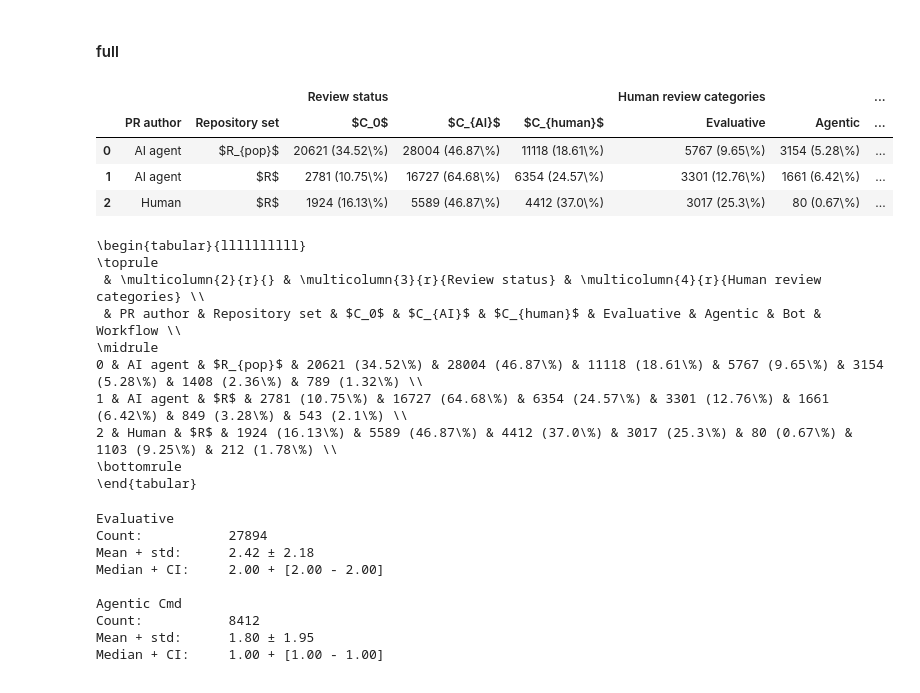
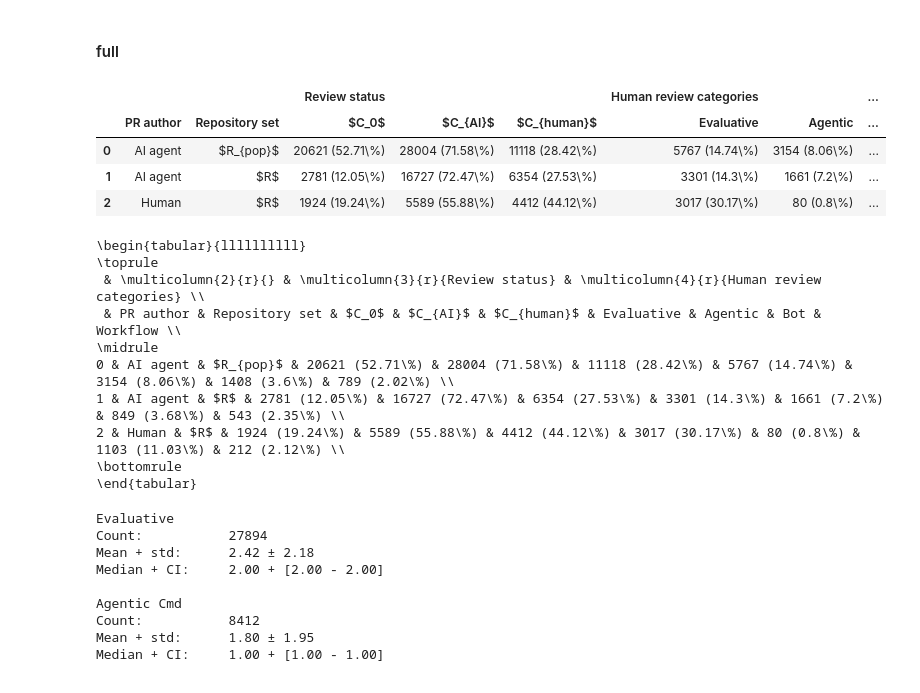
Before and after one commit to ncusi/reviewing-ai-generated-prs-ease2026-short, a Jupyter notebook: RQ2.ipynb, the cells around one changed output. Cells and saved outputs as stored; diff of their text form; code cells hidden in the pictures.

```diff
--- a/RQ2.ipynb
+++ b/RQ2.ipynb
@@ -969,9 +971,9 @@ pr_comments_no_comments_count = 20621
 pr_comments_human_comments_count = 11118
 pr_comments_agentic_comments_count = 28004
 
-ai_agent_r_pop_sum = pr_comments_no_comments_count + pr_comments_agentic_comments_count + pr_comments_human_comments_count
-ai_agent_r_sum = ai_prs_no_comments_count + ai_comments_from_repos_with_human_agentic_comments_count + ai_comments_from_repos_with_human_human_comments_count
-human_r_sum = human_prs_no_comments_count + human_comments_from_repos_with_human_agentic_comments_count + human_comments_from_repos_with_human_human_comments_count
+ai_agent_r_pop_sum = pr_comments_agentic_comments_count + pr_comments_human_comments_count
+ai_agent_r_sum = ai_comments_from_repos_with_human_agentic_comments_count + ai_comments_from_repos_with_human_human_comments_count
+human_r_sum = human_comments_from_repos_with_human_agentic_comments_count + human_comments_from_repos_with_human_human_comments_count
 
 def formattt(x, y):
     return f"{x} " + f"({round(x * 100 / y, 2)}\%)"
@@ -987,41 +989,41 @@ table2[("Review status", "$C_0$")] = [
 ]
 table2[("Review status", "$C_{AI}$")] = [
     formattt(pr_comments_agentic_comments_count, ai_agent_r_pop_sum),
     formattt(ai_comments_from_repos_with_human_agentic_comments_count, ai_agent_r_sum),
     formattt(human_comments_from_repos_with_human_agentic_comments_count, human_r_sum)
 ]
 table2[("Review status", "$C_{human}$")] = [
     formattt(pr_comments_human_comments_count, ai_agent_r_pop_sum),
     formattt(ai_comments_from_repos_with_human_human_comments_count, ai_agent_r_sum),
     formattt(human_comments_from_repos_with_human_human_comments_count, human_r_sum)
 ]
 table2[("Human review categories", "Evaluative")] = [
     formattt(pr_comments_df__human__counts["review"], ai_agent_r_pop_sum),
     formattt(pr_comments_from_repos_with_human_df__human__counts["review"], ai_agent_r_sum),
     formattt(human_pr_comments_from_repos_with_human_df__human__counts["review"], human_r_sum)
 ]
 table2[("Human review categories", "Agentic")] = [
     formattt(pr_comments_df__human__counts["agentic_cmd"], ai_agent_r_pop_sum),
     formattt(pr_comments_from_repos_with_human_df__human__counts["agentic_cmd"], ai_agent_r_sum),
     formattt(human_pr_comments_from_repos_with_human_df__human__counts["agentic_cmd"], human_r_sum)
 ]
 table2[("Human review categories", "Bot")] = [
+    formattt(pr_comments_df__human__counts["bot"], ai_agent_r_pop_sum),
+    formattt(pr_comments_from_repos_with_human_df__human__counts["bot"], ai_agent_r_sum),
+    formattt(human_pr_comments_from_repos_with_human_df__human__counts["bot"], human_r_sum)
+]
+table2[("Human review categories", "Workflow")] = [
     formattt(pr_comments_df__human__counts["workflow"], ai_agent_r_pop_sum),
     formattt(pr_comments_from_repos_with_human_df__human__counts["workflow"], ai_agent_r_sum),
     formattt(human_pr_comments_from_repos_with_human_df__human__counts["workflow"], human_r_sum)
 ]
-table2[("Human review categories", "Workflow")] = [
-    formattt(pr_comments_df__human__counts["bot"], ai_agent_r_pop_sum),
-    formattt(pr_comments_from_repos_with_human_df__human__counts["bot"], ai_agent_r_sum),
-    formattt(human_pr_comments_from_repos_with_human_df__human__counts["bot"], human_r_sum)
-]
 table2
 # %% [output]
 |  |  |  | Review status |  |  | Human review categories |  | ... |
 |  | PR author | Repository set | $C_0$ | $C_{AI}$ | $C_{human}$ | Evaluative | Agentic | ... |
-| 0 | AI agent | $R_{pop}$ | 20621 (34.52\%) | 28004 (46.87\%) | 11118 (18.61\%) | 5767 (9.65\%) | 3154 (5.28\%) | ... |
-| 1 | AI agent | $R$ | 2781 (10.75\%) | 16727 (64.68\%) | 6354 (24.57\%) | 3301 (12.76\%) | 1661 (6.42\%) | ... |
-| 2 | Human | $R$ | 1924 (16.13\%) | 5589 (46.87\%) | 4412 (37.0\%) | 3017 (25.3\%) | 80 (0.67\%) | ... |
+| 0 | AI agent | $R_{pop}$ | 20621 (52.71\%) | 28004 (71.58\%) | 11118 (28.42\%) | 5767 (14.74\%) | 3154 (8.06\%) | ... |
+| 1 | AI agent | $R$ | 2781 (12.05\%) | 16727 (72.47\%) | 6354 (27.53\%) | 3301 (14.3\%) | 1661 (7.2\%) | ... |
+| 2 | Human | $R$ | 1924 (19.24\%) | 5589 (55.88\%) | 4412 (44.12\%) | 3017 (30.17\%) | 80 (0.8\%) | ... |
 # %%
 print(table2.to_latex())
 # %% [output]
@@ -1030,9 +1032,9 @@ print(table2.to_latex())
  & \multicolumn{2}{r}{} & \multicolumn{3}{r}{Review status} & \multicolumn{4}{r}{Human review categories} \\
  & PR author & Repository set & $C_0$ & $C_{AI}$ & $C_{human}$ & Evaluative & Agentic & Bot & Workflow \\
 \midrule
-0 & AI agent & $R_{pop}$ & 20621 (34.52\%) & 28004 (46.87\%) & 11118 (18.61\%) & 5767 (9.65\%) & 3154 (5.28\%) & 1408 (2.36\%) & 789 (1.32\%) \\
-1 & AI agent & $R$ & 2781 (10.75\%) & 16727 (64.68\%) & 6354 (24.57\%) & 3301 (12.76\%) & 1661 (6.42\%) & 849 (3.28\%) & 543 (2.1\%) \\
-2 & Human & $R$ & 1924 (16.13\%) & 5589 (46.87\%) & 4412 (37.0\%) & 3017 (25.3\%) & 80 (0.67\%) & 1103 (9.25\%) & 212 (1.78\%) \\
+0 & AI agent & $R_{pop}$ & 20621 (52.71\%) & 28004 (71.58\%) & 11118 (28.42\%) & 5767 (14.74\%) & 3154 (8.06\%) & 1408 (3.6\%) & 789 (2.02\%) \\
+1 & AI agent & $R$ & 2781 (12.05\%) & 16727 (72.47\%) & 6354 (27.53\%) & 3301 (14.3\%) & 1661 (7.2\%) & 849 (3.68\%) & 543 (2.35\%) \\
+2 & Human & $R$ & 1924 (19.24\%) & 5589 (55.88\%) & 4412 (44.12\%) & 3017 (30.17\%) & 80 (0.8\%) & 1103 (11.03\%) & 212 (2.12\%) \\
 \bottomrule
 \end{tabular}
 # %%
```
Also changed, not shown: parts of 1 cell of this notebook, 1 other file.
